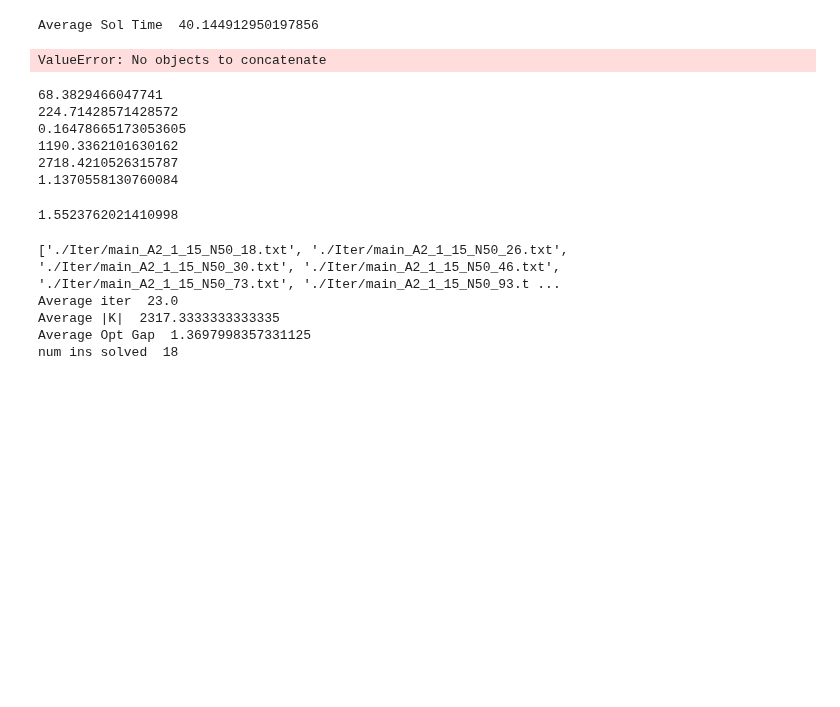
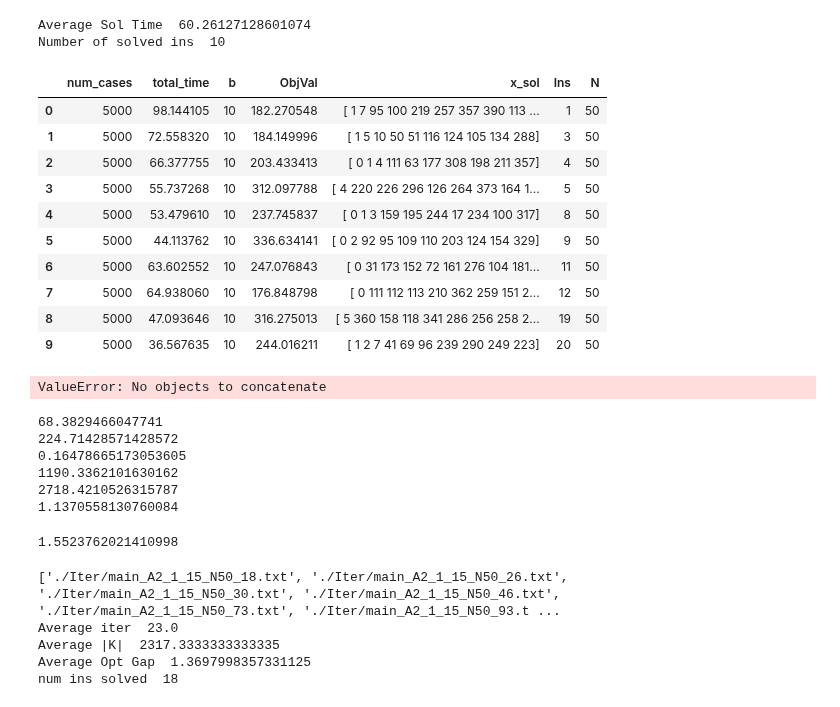
Before and after one commit to diHnguyen/SSPI, a Jupyter notebook: PythonConversion/Dec2024_Output/ProcessOutput.ipynb, the cells around one changed output. Saved outputs shown, nothing was run; the diff lists cells and outputs as text; code cells hidden in the pictures; blank space fills up the shorter version.

```diff
--- a/PythonConversion/Dec2024_Output/ProcessOutput.ipynb
+++ b/PythonConversion/Dec2024_Output/ProcessOutput.ipynb
@@ -11,15 +11,18 @@ import os
 import numpy as np
 
 os.chdir("/Users/dinguyen/Desktop/Local Documents/GitHub/Paper5/PythonConversion/")
-N =40
+N =50
 num_cases=5000
 # <5min
 # N30: 1 2 5 6 7 8 9 10 11 12
-# ins = [1, 2, 5, 6, 7, 8, 9, 10, 11, 12,4, 20, 83, 89, 107, 166, 172, 174, 200, 241,3, 35, 36, 37, 52, 63, 64, 150, 282, 319]
+# ins = [1, 2, 5, 6, 7, 8, 9, 10, 11, 12]
+# ,4, 20, 83, 89, 107, 166, 172, 174, 200, 241,3, 35, 36, 37, 52, 63, 64, 150, 282, 319]
 # N40: 1 3 5 6 7 9 10 11 12 13
-ins = [1, 3, 5, 6, 7, 9, 10, 11, 12, 13,4, 8, 16, 20, 27, 28, 33, 36, 37, 48,2, 14, 18, 22, 24, 38, 39, 40, 56, 76]
+# ins = [1, 3, 5, 6, 7, 9, 10, 11, 12, 13]
+# ,4, 8, 16, 20, 27, 28, 33, 36, 37, 48,2, 14, 18, 22, 24, 38, 39, 40, 56, 76]
 # N50: 2 6 7 10 13 14 15 16 17 21
-# ins = [2, 6, 7, 10, 13, 14, 15, 16, 17, 21,18, 26, 30, 46, 73, 93, 98, 110, 113, 122,1, 3, 4, 5, 8, 9, 11, 12, 19, 20]
+# ins = [2, 6, 7, 10, 13, 14, 15, 16, 17, 21]
+# ,18, 26, 30, 46, 73, 93, 98, 110, 113, 122,1, 3, 4, 5, 8, 9, 11, 12, 19, 20]
 
 # For 5-60 minutes:
 
@@ -36,13 +39,13 @@ ins = [1, 3, 5, 6, 7, 9, 10, 11, 12, 13,4, 8, 16, 20, 27, 28, 33, 36, 37, 48,2,
 # N40: 2 14 18 22 24 38 39 40 56 76
 # ins = [2, 14, 18, 22, 24, 38, 39, 40, 56, 76]
 # N50: 1 3 4 5 8 9 11 12 19 20
-# ins = [1, 3, 4, 5, 8, 9, 11, 12, 19, 20]
+ins = [1, 3, 4, 5, 8, 9, 11, 12, 19, 20]
 
 def processMain(N, ins,num_cases):
     fileNames = []
 
     for i in ins: #/SAA_5000_15_N50_93.txt
-        fileNames.append("./Dec2024_Output/SAA_"+str(num_cases)+"_15_N"+str(N)+"_"+str(i)+".txt")
+        fileNames.append("./Dec2024_Output/SAA-AP_"+str(num_cases)+"_15_N"+str(N)+"_"+str(i)+".txt")
         # fileNames.append("./Iter/main_A3_0_15_N"+str(N)+"_"+str(i)+".txt")
     # print(fileNames)
     # Use the next line for finished ins
@@ -75,36 +78,49 @@ def processMain(N, ins,num_cases):
     df_filtered['N'] = N
     # ins_terminate = list(df_filtered[df_filtered.Status == "C"]['Ins'])
     # df_filtered['max'] = df_filtered.groupby('Ins')['iiter'].transform('max')
     # print("Ins terminate ", ins_terminate)
     # ins_not_terminate = list(df_filtered[~df_filtered['Ins'].isin(ins_terminate)]['Ins'])#np.array(df_filtered[(df_filtered['iiter']<df_filtered['max'])&(df_filtered['iiter']!=-1)]['Ins'])
     # print("Ins not terminate ", ins_not_terminate)
     # df_filtered = df_filtered[df_filtered.Status == "C"]
     # df_filtered = df_filtered[~df_filtered['Ins'].isin(ins_not_terminate)]
     # df_filtered = df_filtered.groupby('Ins').apply(
     #     lambda group: group[group['total_time'] == group['total_time'].max()])
     # df_filtered = df_filtered.reset_index(drop=True)
     # df_filtered["OptGap"] = (df_filtered.ObjVal-df_filtered.LB)/df_filtered.ObjVal*100
     print("Average Sol Time ", df_filtered['total_time'].mean())
     # print("Average |K| ", df_filtered['K'].mean())
     # print("Average Opt Gap ", df_filtered["OptGap"].mean(),"%")
     # print("Average Iter", df_filtered["iiter"].mean()+1)
-    # print("Number of solved ins ", len(df_filtered))
+    print("Number of solved ins ", len(df_filtered))
 
 
 
     # print(output)
     # for i in range(5):
     #     output = pd.read_csv(EXP+"_N"+str(N)+"_"+str(i+1)+".txt", sep=";", header=None)
 
     return df_filtered
 
 df_default = processMain(N,ins,num_cases)
-df_default.to_csv("xSol_SAA_"+str(num_cases)+"_15_N"+str(N)+".csv")
+df_default
+# df_default.to_csv("xSol_SAA_"+str(num_cases)+"_15_N"+str(N)+".csv")
 # df_default[(df_default.total_time >= 300) &(df_default.total_time <= 3600)]
 # df_default[(df_default.total_time < 300)]
 # print(list(df_default[(df_default.total_time >= 300) &(df_default.total_time <= 3600)]['Ins']))
 # %% [output]
-Average Sol Time  40.144912950197856
+Average Sol Time  60.26127128601074
+Number of solved ins  10
+|  | num_cases | total_time | b | ObjVal | x_sol | Ins | N |
+| 0 | 5000 | 98.144105 | 10 | 182.270548 | [ 1 7 95 100 219 257 357 390 113 ... | 1 | 50 |
+| 1 | 5000 | 72.558320 | 10 | 184.149996 | [ 1 5 10 50 51 116 124 105 134 288] | 3 | 50 |
+| 2 | 5000 | 66.377755 | 10 | 203.433413 | [ 0 1 4 111 63 177 308 198 211 357] | 4 | 50 |
+| 3 | 5000 | 55.737268 | 10 | 312.097788 | [ 4 220 226 296 126 264 373 164 1... | 5 | 50 |
+| 4 | 5000 | 53.479610 | 10 | 237.745837 | [ 0 1 3 159 195 244 17 234 100 317] | 8 | 50 |
+| 5 | 5000 | 44.113762 | 10 | 336.634141 | [ 0 2 92 95 109 110 203 124 154 329] | 9 | 50 |
+| 6 | 5000 | 63.602552 | 10 | 247.076843 | [ 0 31 173 152 72 161 276 104 181... | 11 | 50 |
+| 7 | 5000 | 64.938060 | 10 | 176.848798 | [ 0 111 112 113 210 362 259 151 2... | 12 | 50 |
+| 8 | 5000 | 47.093646 | 10 | 316.275013 | [ 5 360 158 118 341 286 256 258 2... | 19 | 50 |
+| 9 | 5000 | 36.567635 | 10 | 244.016211 | [ 1 2 7 41 69 96 239 290 249 223] | 20 | 50 |
 # %%
 import pandas as pd
 import os
```
